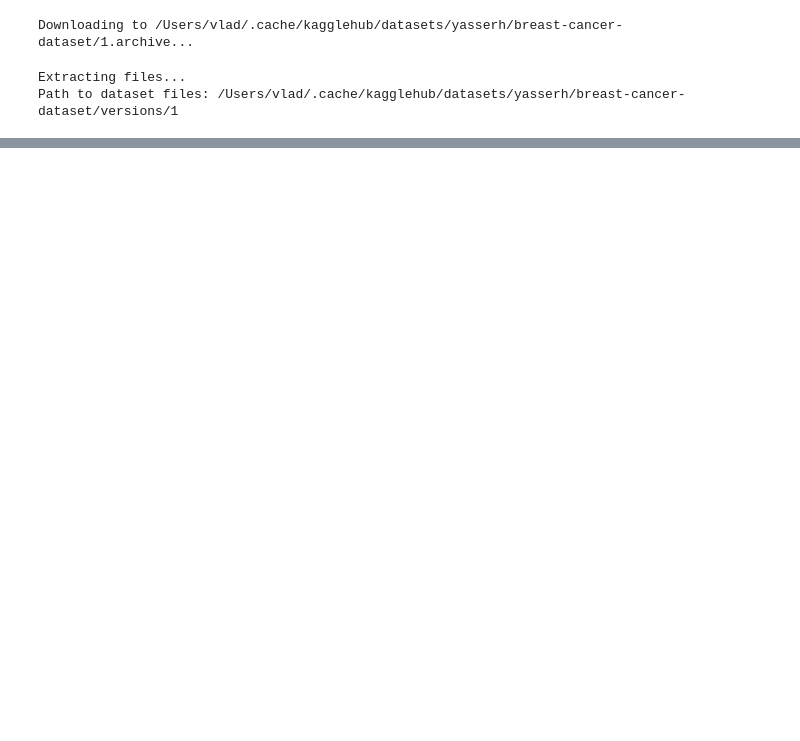
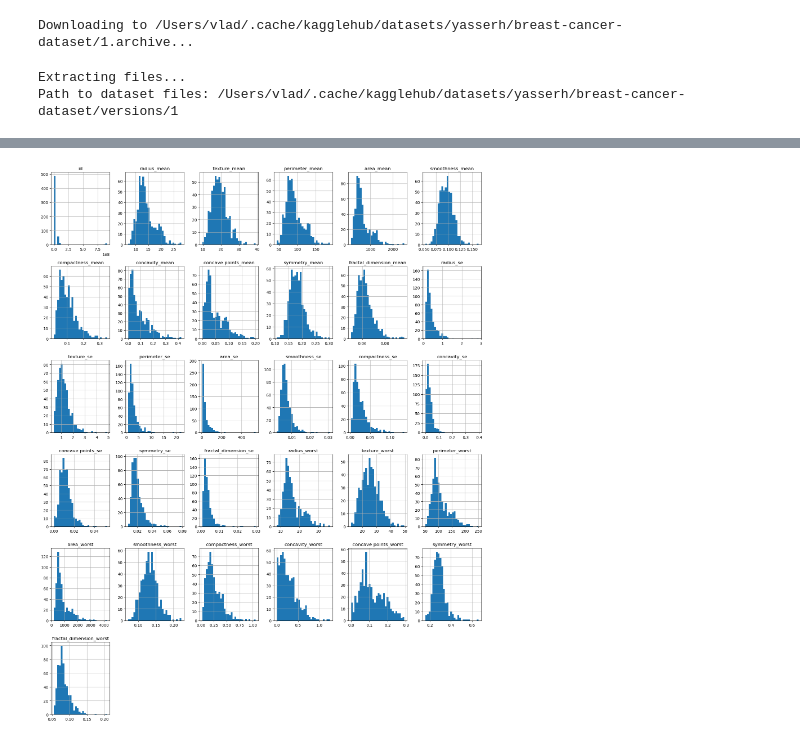
Before and after one commit to pierreusec/Machine-Learning---Breast-Cancer, a Jupyter notebook: Notebook/EDA.ipynb, the cells around one changed output, grey strips where cells are left out. Drawn from its saved outputs; the diff is of its cells as text; code cells hidden in the pictures; blank space fills up the shorter version.

```diff
--- a/Notebook/EDA.ipynb
+++ b/Notebook/EDA.ipynb
@@ -59,0 +124,10 @@ Nombre total d'observations : 18208
+# %%
+#Analyse des types de variables
+
+df.dtypes
+# Variables numériques
+num_cols = df.select_dtypes(include=["int64", "float64"]).columns
+num_cols
+# Variables catégorielles
+cat_cols = df.select_dtypes(include=["object"]).columns
+cat_cols
@@ -59,0 +158,8 @@ Nombre total d'observations : 18208
+# %%
+#Analyse des distributions
+
+df[num_cols].hist(figsize=(16, 20), bins=30)
+plt.tight_layout()
+plt.show()
+# %% [output]
+[figure, added]
```
Also changed, not shown: parts of 16 cells of this notebook.
